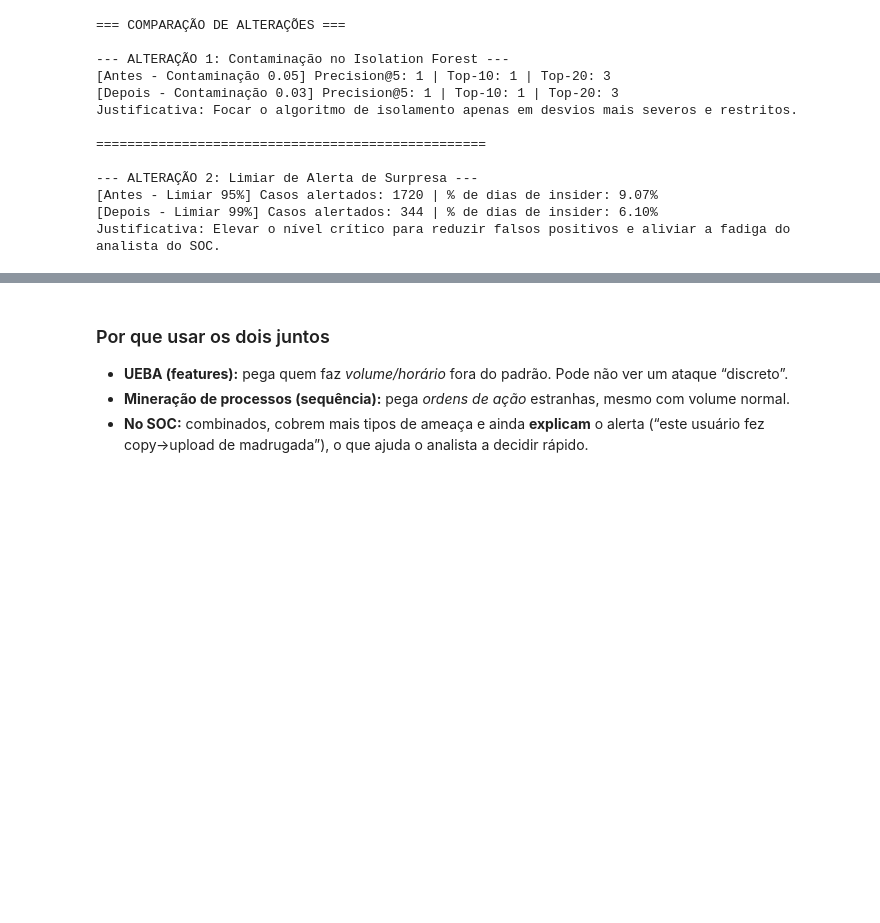
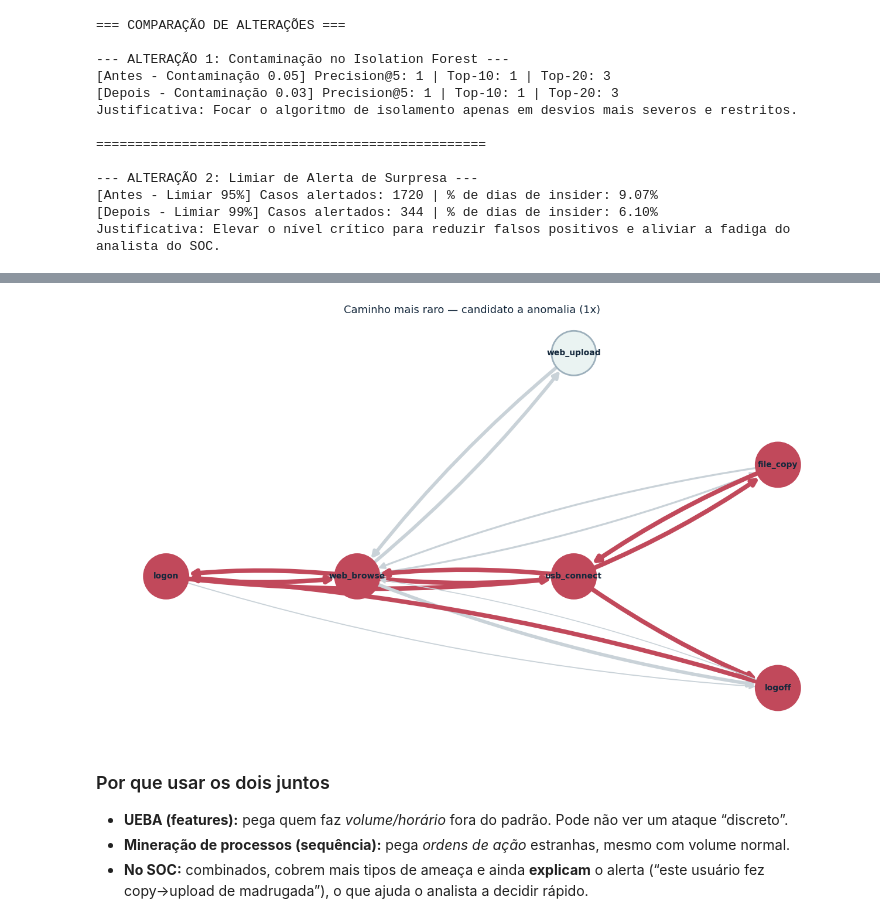
Before and after one commit to msrscs/ia-ciberseguranca, a Jupyter notebook: AV1_ueba_anomalias_process_mining.ipynb, the cells around one changed output, grey strips where cells are left out. Saved outputs shown, nothing was run; the diff lists cells and outputs as text; code cells hidden in the pictures; blank space fills up the shorter version.

```diff
--- a/AV1_ueba_anomalias_process_mining.ipynb
+++ b/AV1_ueba_anomalias_process_mining.ipynb
@@ -770,3 +878,10 @@ plt.title('A maioria é normal; a cauda à direita são os candidatos'); plt.leg
+# %%
+# ---- Célula B: caminho MAIS RARO (vermelho) ----
+desenhar_grafo(traces, caminho_raro,
+               f'Caminho mais raro — candidato a anomalia ({variantes.iloc[-1]}x)',
+               cor_destaque='#C1495B')
+# %% [output]
+[figure, added]
 # %% [markdown]
 ### Por que usar os dois juntos
 - **UEBA (features):** pega quem faz *volume/horário* fora do padrão. Pode não ver um ataque “discreto”.
```
Also changed, not shown: parts of 11 cells of this notebook.
